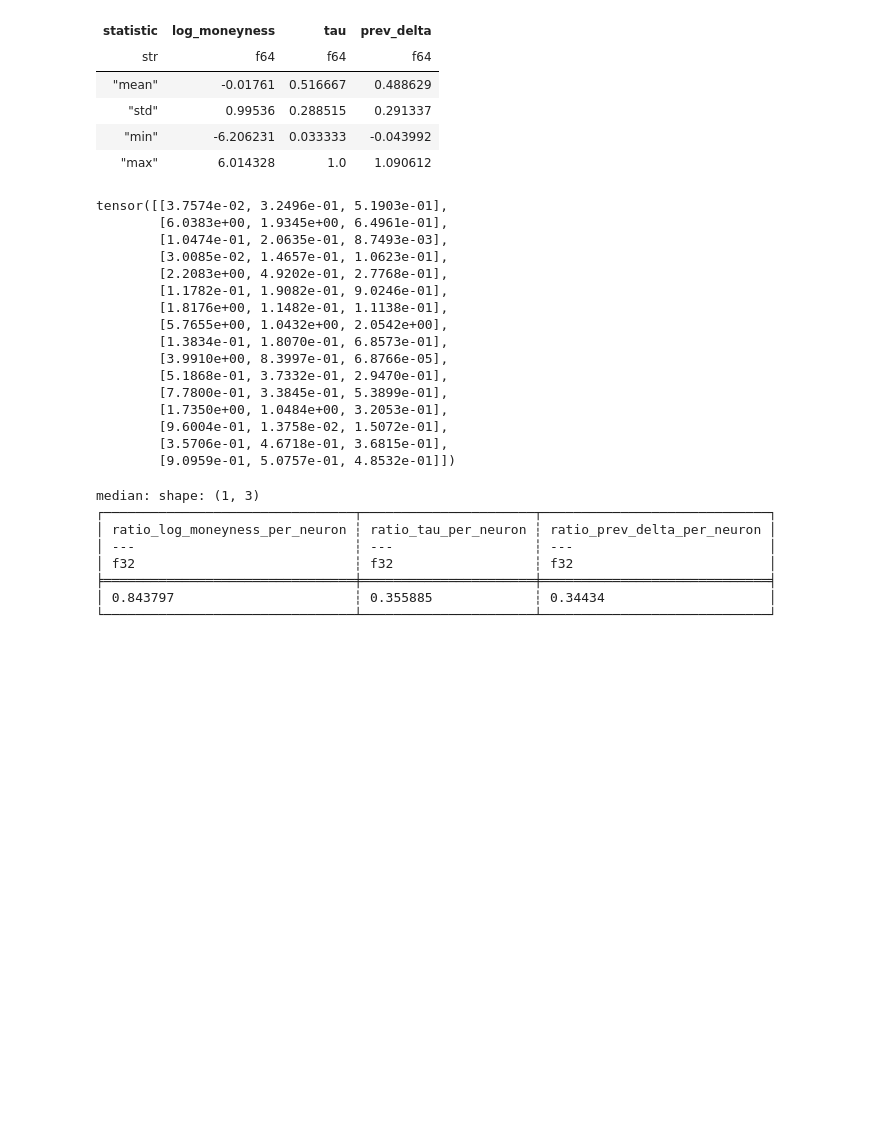
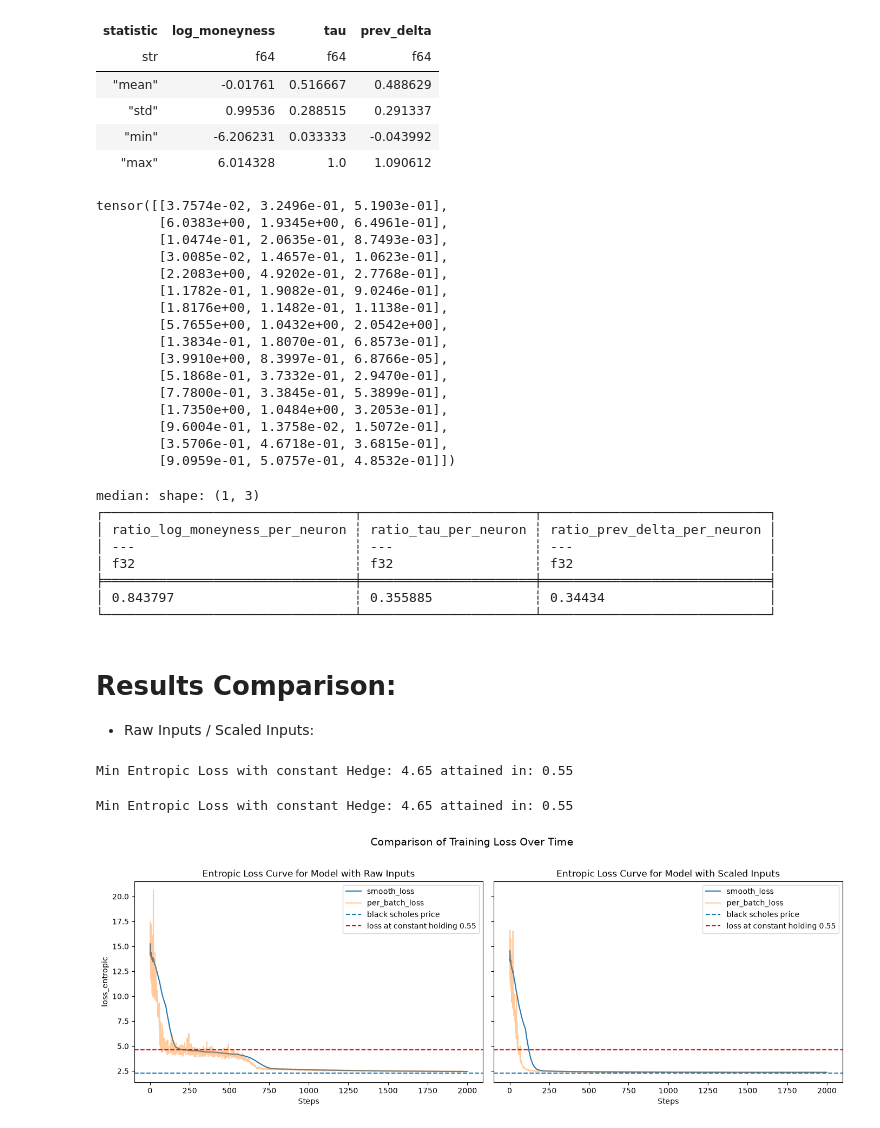
Before and after one commit to AnesABDOU/DeepHedging, a Jupyter notebook: notebooks/nn_res_analysis.ipynb, the cells around one changed output. Saved outputs shown, nothing was run; the diff lists cells and outputs as text; code cells hidden in the pictures; blank space fills up the shorter version.

```diff
--- a/notebooks/nn_res_analysis.ipynb
+++ b/notebooks/nn_res_analysis.ipynb
@@ -763,3 +537,35 @@ median: shape: (1, 3)
 ╞════════════════════════════════╪══════════════════════╪═════════════════════════════╡
 │ 0.843797                       ┆ 0.355885             ┆ 0.34434                     │
 └────────────────────────────────┴──────────────────────┴─────────────────────────────┘
+# %% [markdown]
+# Results Comparison:
+* Raw Inputs / Scaled Inputs:
+# %%
+output_path = os.path.join("results", "comparison_raw_scaled_inputs")
+
+os.makedirs(output_path, exist_ok=True)
+# %%
+fig, axes = plt.subplots(1, 2, figsize=(14, 5), sharey=True)
+
+loss_model_1 = plot_training_loss(
+    run_path=run_path_raw,
+    model_name="Model with Raw Inputs",
+    save_path=None,
+    ax=axes[0],
+)
+
+loss_model_2 = plot_training_loss(
+    run_path=run_path_scaled,
+    model_name="Model with Scaled Inputs",
+    save_path=None,
+    ax=axes[1],
+)
+
+plt.suptitle("Comparison of Training Loss Over Time", fontsize=14, y=1.02)
+plt.tight_layout()
+plt.savefig(os.path.join(output_path, "Training_Loss_Comparison_Models.png"), dpi=150, bbox_inches="tight")
+plt.show()
+# %% [output]
+Min Entropic Loss with constant Hedge: 4.65 attained in: 0.55
+Min Entropic Loss with constant Hedge: 4.65 attained in: 0.55
+[figure, added]
```
Also changed, not shown: parts of 47 cells of this notebook.
